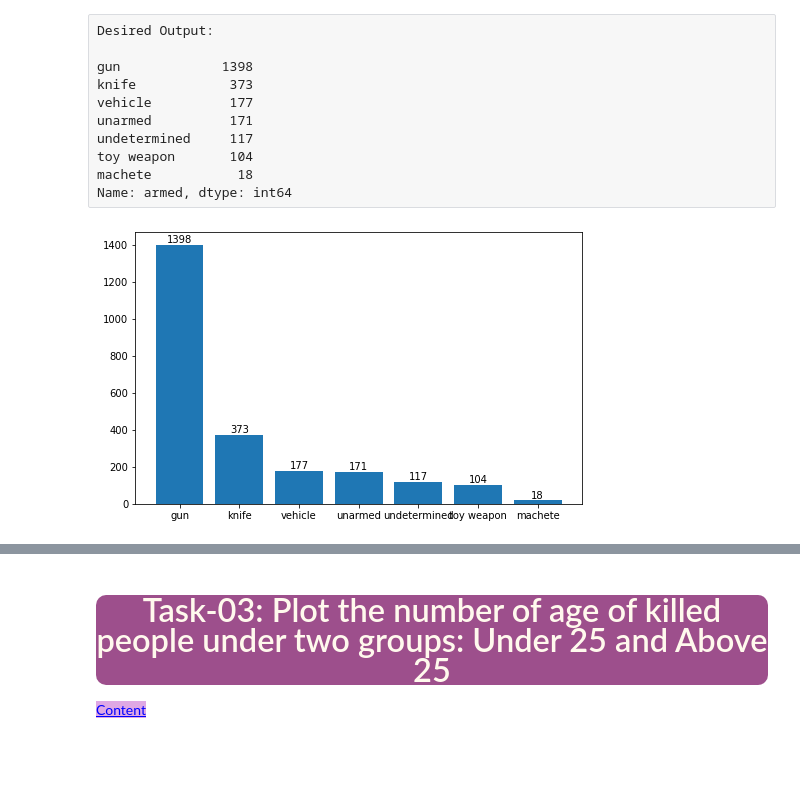
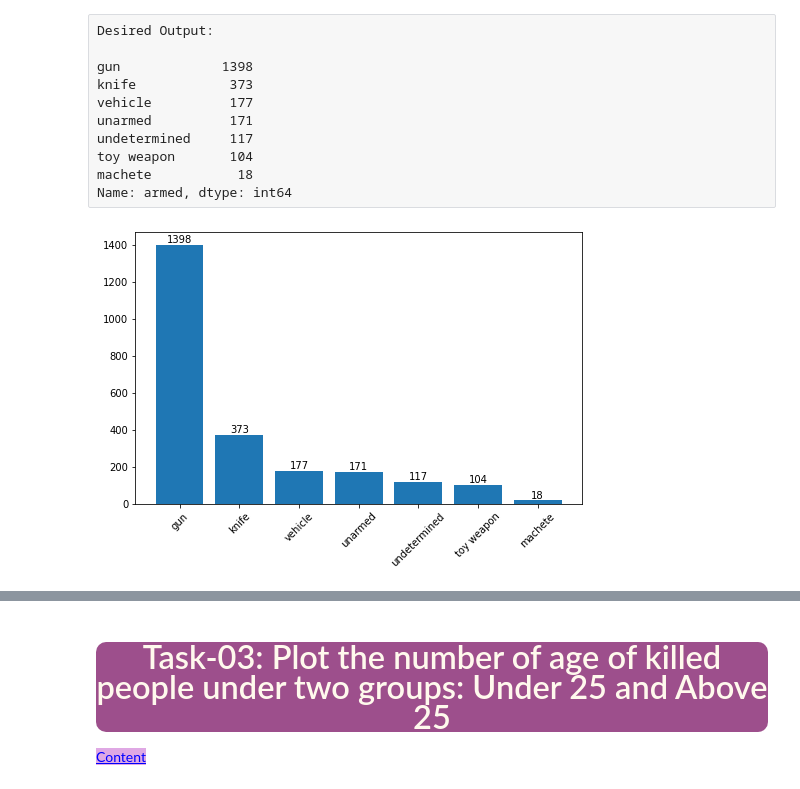
Before and after one commit to abdullahalistunca/DVwPy, a Jupyter notebook: Assignment-1 (PoliceKillingUS-Matplotlib)-Student.ipynb, the cells around one changed output, grey strips where cells are left out. Drawn from its saved outputs; the diff is of its cells as text; code cells hidden in the pictures; blank space fills up the shorter version.

```diff
--- a/Assignment-1 (PoliceKillingUS-Matplotlib)-Student.ipynb
+++ b/Assignment-1 (PoliceKillingUS-Matplotlib)-Student.ipynb
@@ -275,14 +258,15 @@ weapon = kill.armed.value_counts()[:7]
 # %%
 # With Matplolib
 
 # YOUR CODE IS HERE
 fig, ax = plt.subplots(figsize=(8,5))
 
 ax.bar(weapon.index, weapon.values)
 
 ax.bar_label(ax.containers[0],size=10);
+ax.set_xticklabels(weapon.index, rotation=45);
 # %% [output]
-[figure, old version]
+[figure, new version]
 # %% [markdown]
 Desired Output:
 
```
Also changed, not shown: parts of 5 cells of this notebook.
